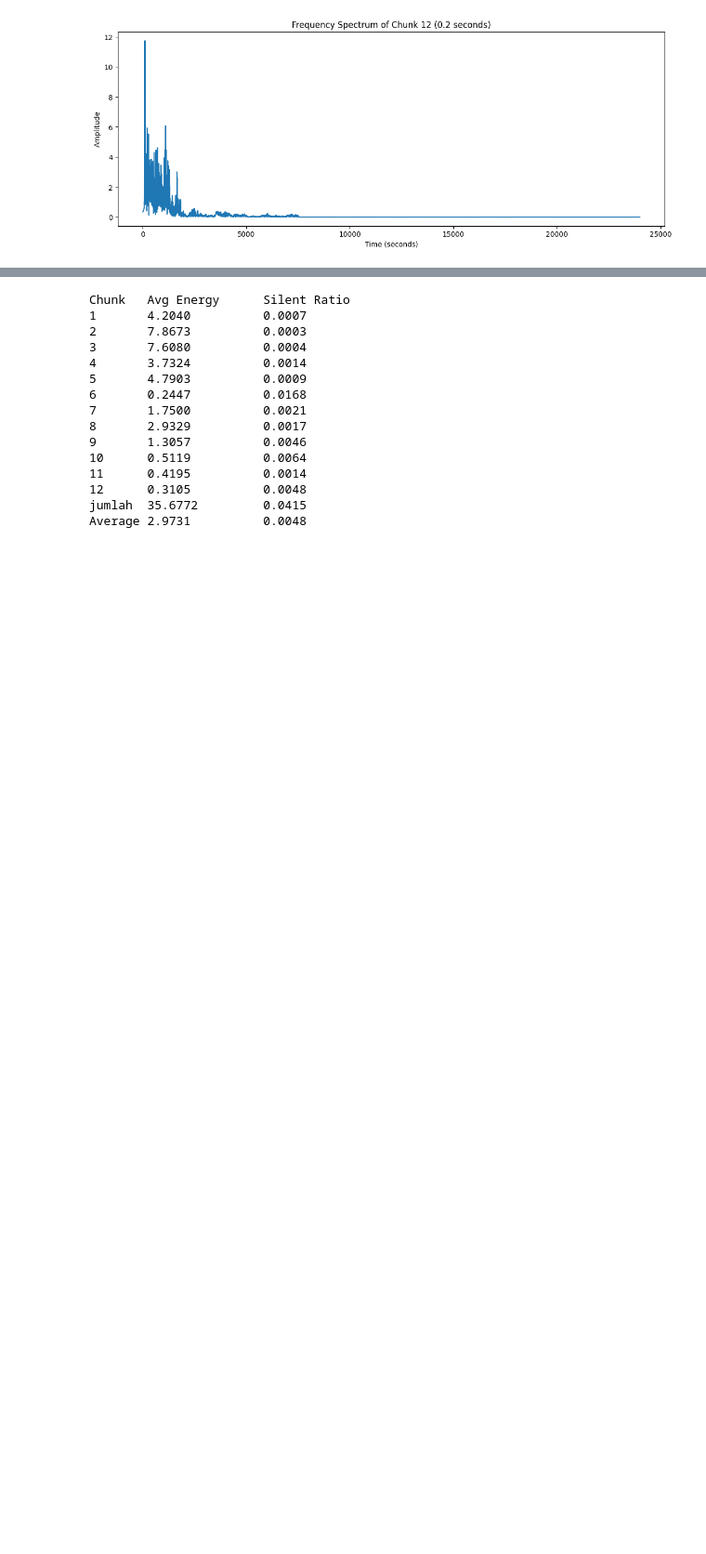
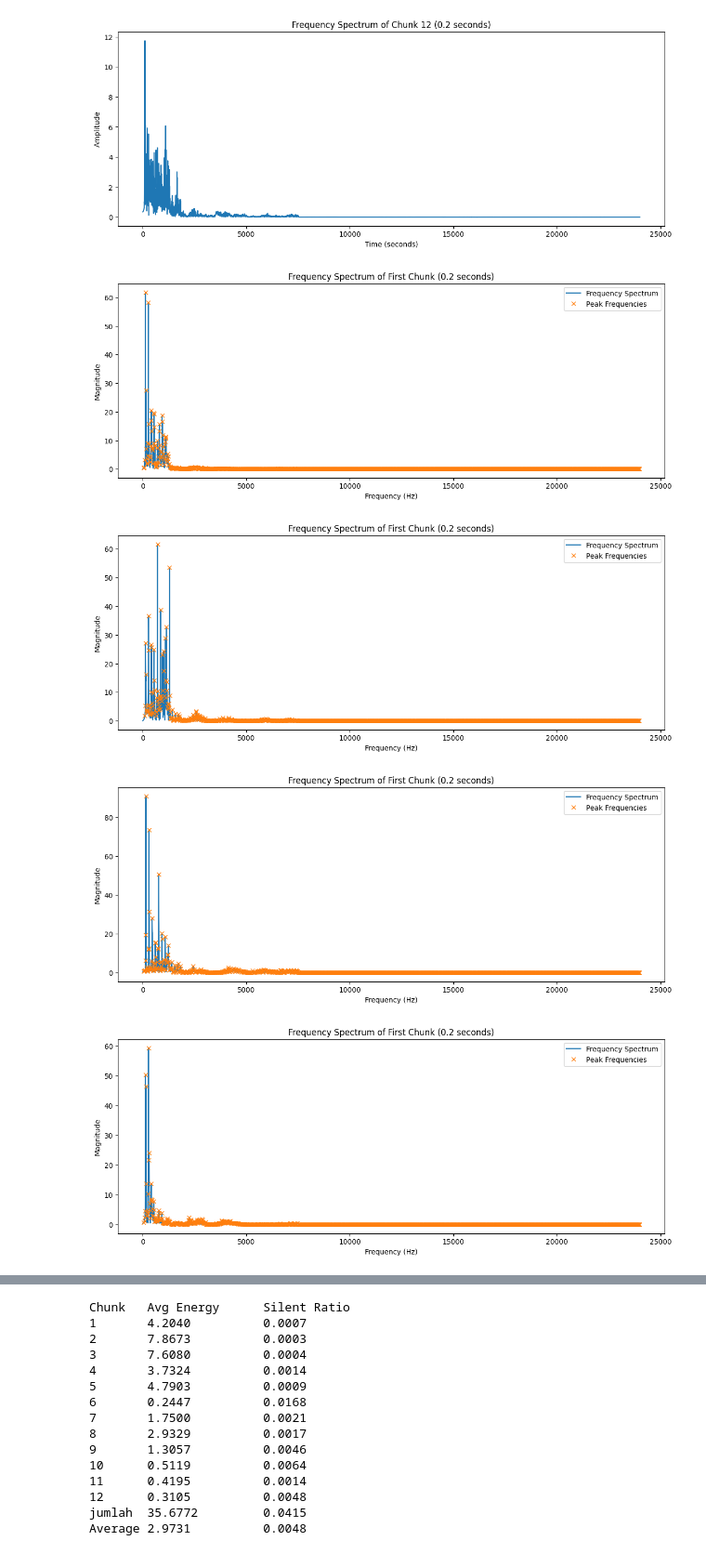
Before and after one commit to masQ-21dev/eksraksi-audio-FFT, a Jupyter notebook: final2.ipynb, the cells around one changed output, grey strips where cells are left out. Shown at 93% size. Saved outputs shown, nothing was run; the diff lists cells and outputs as text; code cells hidden in the pictures; blank space fills up the shorter version.

```diff
--- a/final2.ipynb
+++ b/final2.ipynb
@@ -111,3 +111,18 @@ for i in range(len(mag_chunks)):
     peak_freqs_all.append(peak_freqs)
     peak_mags_all.append(peak_mags)
     peak_powers_all.append(peak_powers)
+# %%
+for i in range(len(mag_chunks)) :
+    plt.figure(figsize=(14, 5))
+    plt.plot(freqs[i], mag_chunks[i], label='Frequency Spectrum')
+    plt.plot(peak_freqs_all[i], peak_mags_all[i], 'x', label='Peak Frequencies')
+    plt.title('Frequency Spectrum of First Chunk (0.2 seconds)')
+    plt.xlabel('Frequency (Hz)')
+    plt.ylabel('Magnitude')
+    plt.legend()
+    plt.show()
+# %% [output]
+[figure, added]
+[figure, added]
+[figure, added]
+[figure, added]
```
Also changed, not shown: parts of 7 cells of this notebook.
